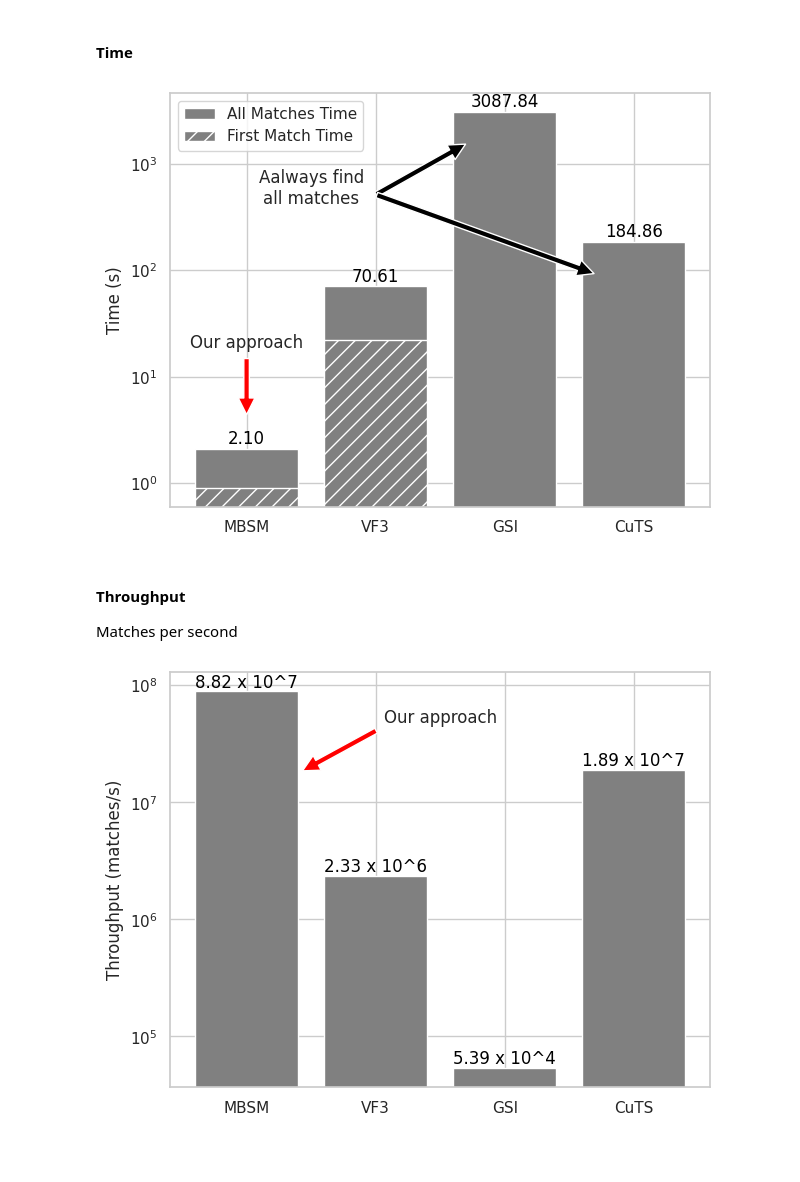
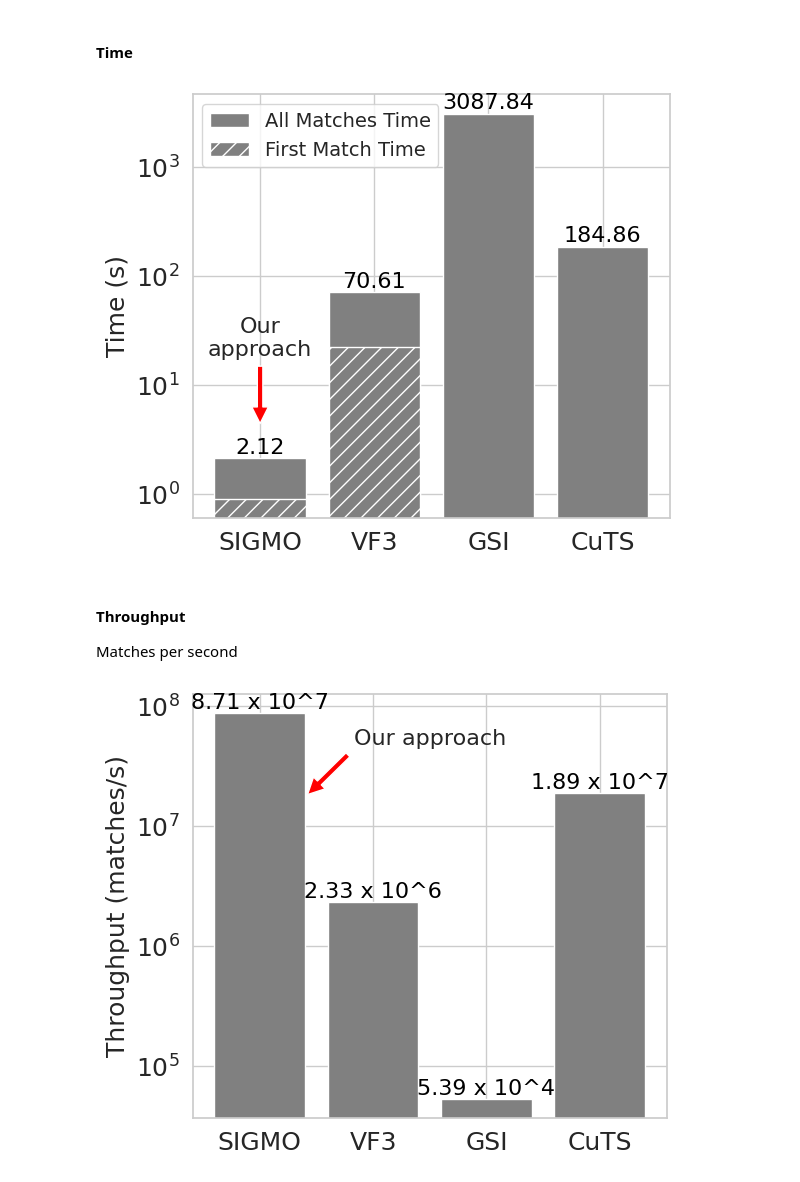
Before and after one commit to antonio-decaro/SIGMo, a Jupyter notebook: 4_produce_plot.ipynb, the cells around one changed output. Cells and saved outputs as stored; diff of their text form; code cells hidden in the pictures; blank space fills up the shorter version.

```diff
--- a/4_produce_plot.ipynb
+++ b/4_produce_plot.ipynb
@@ -205,9 +263,14 @@ result_find_first = MBSMParser(output_find_first)
+# %%
+sigmo_df = pd.read_csv('./out/SIGMO/sigmo_results.csv')
+# sort according to the number of refinement steps
+sigmo_df = sigmo_df.sort_values(by='n_refinement_steps')
 # %% [markdown]
 ### Filter VS Join
 # %%
-filter_time = [result.filter_gpu_time / 1000 for result in results_find_all]
-join_time = [result.join_gpu_time / 1000 for result in results_find_all]
-total_time = [result.total_time / 1000 for result in results_find_all]
+
+filter_time = [result.filter_gpu_time / 1000 for result in sigmo_df[sigmo_df['find_all']].itertuples()]
+join_time = [result.join_gpu_time / 1000 for result in sigmo_df[sigmo_df['find_all']].itertuples()]
+total_time = [result.total_time / 1000 for result in sigmo_df[sigmo_df['find_all']].itertuples()]
 
 # Create a DataFrame
 iterations = list(range(1, len(filter_time) + 1))
@@ -300,9 +363,11 @@ fig.show()
 sota_df = pd.DataFrame(columns=['benchmark','total_time','first_solution_time','matches',])
 benchmarks = ['VF3', 'GSI', 'CuTS']
 
-best_result_find_all: MBSMParser = results_find_all[best_idx]
+# get the best result (lowest time for find all) from the sigmo_df
+best_result_find_all = min(sigmo_df[sigmo_df['find_all']].itertuples(), key=lambda x: x.total_time)
+result_find_first = min(sigmo_df[~sigmo_df['find_all']].itertuples(), key=lambda x: x.total_time)
 
-sota_df.loc[len(sota_df)] = ['MBSM', best_result_find_all.total_time / 1000, result_find_first.total_time / 1000, results_find_all[3].n_matches]
+sota_df.loc[len(sota_df)] = ['SIGMO', best_result_find_all.total_time / 1000, result_find_first.total_time / 1000, best_result_find_all.n_matches]
 
 for b in benchmarks:
   benchmark = b
@@ -325,73 +390,76 @@ sota_df['throughput'] = sota_df['matches'] / sota_df['total_time']
 # %% [markdown]
 #### Time
 # %%
-import matplotlib.ticker as ticker
-# set gray palette with 3 colors
-fig, axs = plt.subplots()
+fig, axs = plt.subplots(figsize=(6, 5))
+FONTSIZE=16
+set_font_size(axs, 18)
 
 axs.bar(sota_df['benchmark'], sota_df['total_time'], color=['gray', 'gray', 'gray'])
 axs.bar(sota_df['benchmark'], sota_df['first_solution_time'], hatch='//', color=['gray', 'gray', 'gray'])
 
 positions = []
 for i, row in sota_df.iterrows():
     if row['first_solution_time'] == 0:
         positions.append((i, row['total_time']))
 
-# Annotate the text only once
-if positions:
-    first_position = positions[0]
-    axs.text(first_position[0] - 1.5, first_position[1] / 8,
-             'Aalways find\nall matches',
-             ha='center', va='bottom')  # Center the text horizontally and align it vertically at the bottom
+# # Annotate the text only once
+# if positions:
+#     first_position = positions[0]
+#     axs.text(first_position[0] - 1.5, first_position[1] / 12,
+#              'Always find\nall matches',
+#              ha='center', va='bottom',
+#              fontsize=FONTSIZE)  # Center the text horizontally and align it vertically at the bottom
 
-    # Create arrows for all positions
-    for pos in positions:
-        axs.annotate('',
-                     xy=(pos[0] - .3, pos[1] / 2),
-                     xytext=(first_position[0] - 1, first_position[1] / 6),  # Point to the same text position
-                     arrowprops=dict(facecolor='black', shrink=0.005))
+#     # Create arrows for all positions
+#     for pos in positions:
+#         axs.annotate('',
+#                      xy=(pos[0] - .3, pos[1] / 2),
+#                      xytext=(first_position[0] - 1, first_position[1] / 6),  # Point to the same text position
+#                      arrowprops=dict(facecolor='black', shrink=0.005))
 
-
-
-axs.annotate("Our approach",
+axs.annotate("Our\napproach",
              xy=(0, sota_df.loc[0, 'total_time'] + 2),
              xytext=(0, sota_df.loc[0, 'total_time'] + 15),
              ha='center', va='bottom',  # Center the text horizontally and align it vertically at the bottom
-             arrowprops=dict(facecolor='red', shrink=0.05))
+             arrowprops=dict(facecolor='red', shrink=0.05),
+             fontsize=FONTSIZE)
 
 # write the time on top of each bar
 for i, row in sota_df.iterrows():
   axs.text(i, row['total_time'] + row['total_time'] * 0.02,
            f'{row["total_time"]:.2f}',
            ha='center',
            va='bottom',
            color='black',
           #  fontweight='bold',
+           fontsize=FONTSIZE
            )
 
 axs.set_yscale('log', base=10, subs=[2, 3, 4, 5, 6, 7, 8, 9])
 axs.set_ylabel('Time (s)')
 axs.set_xlabel('')
 
-axs.legend(['All Matches Time', 'First Match Time'], loc='upper left')
+axs.legend(['All Matches Time', 'First Match Time'], loc='upper left', fontsize=FONTSIZE-2)
 fig.tight_layout()
 fig.savefig('./out/plots/sota_time.pdf')
 fig.show()
 # %% [output]
-[figure, old version]
+[figure, new version]
 # %% [markdown]
 #### Throughput
 Matches per second
 # %%
-fig, axs = plt.subplots()
-
+fig, axs = plt.subplots(figsize=(6, 5))
+FONTSIZE=16
+set_font_size(axs, 18)
 axs.bar(sota_df['benchmark'], sota_df['throughput'], color=['gray', 'gray', 'gray'])
 
 axs.annotate("Our approach",
              xy=(0.4, sota_df.loc[0, 'throughput'] - sota_df.loc[0, 'throughput'] * 0.8),
              xytext=(1.5, sota_df.loc[0, 'throughput'] - sota_df.loc[0, 'throughput'] * 0.5),
              ha='center', va='bottom',  # Center the text horizontally and align it vertically at the bottom
-             arrowprops=dict(facecolor='red', shrink=0.05))
+             arrowprops=dict(facecolor='red', shrink=0.05),
+             fontsize=FONTSIZE)
 
 # write the time on top of each bar
 for i, row in sota_df.iterrows():
@@ -403,14 +471,15 @@ for i, row in sota_df.iterrows():
            va='bottom',
            color='black',
           #  fontweight='bold',
+           fontsize=FONTSIZE
            )
 
 axs.set_ylabel('Throughput (matches/s)')
 axs.set_xlabel('')
 axs.set_yscale('log', base=10, subs=[2, 3, 4, 5, 6, 7, 8, 9])
 
+fig.tight_layout()
 fig.savefig('./out/plots/sota_throughput.pdf')
-fig.tight_layout()
 fig.show()
 # %% [output]
-[figure, old version]
+[figure, new version]
```
Also changed, not shown: parts of 7 cells of this notebook, 1 other file.
